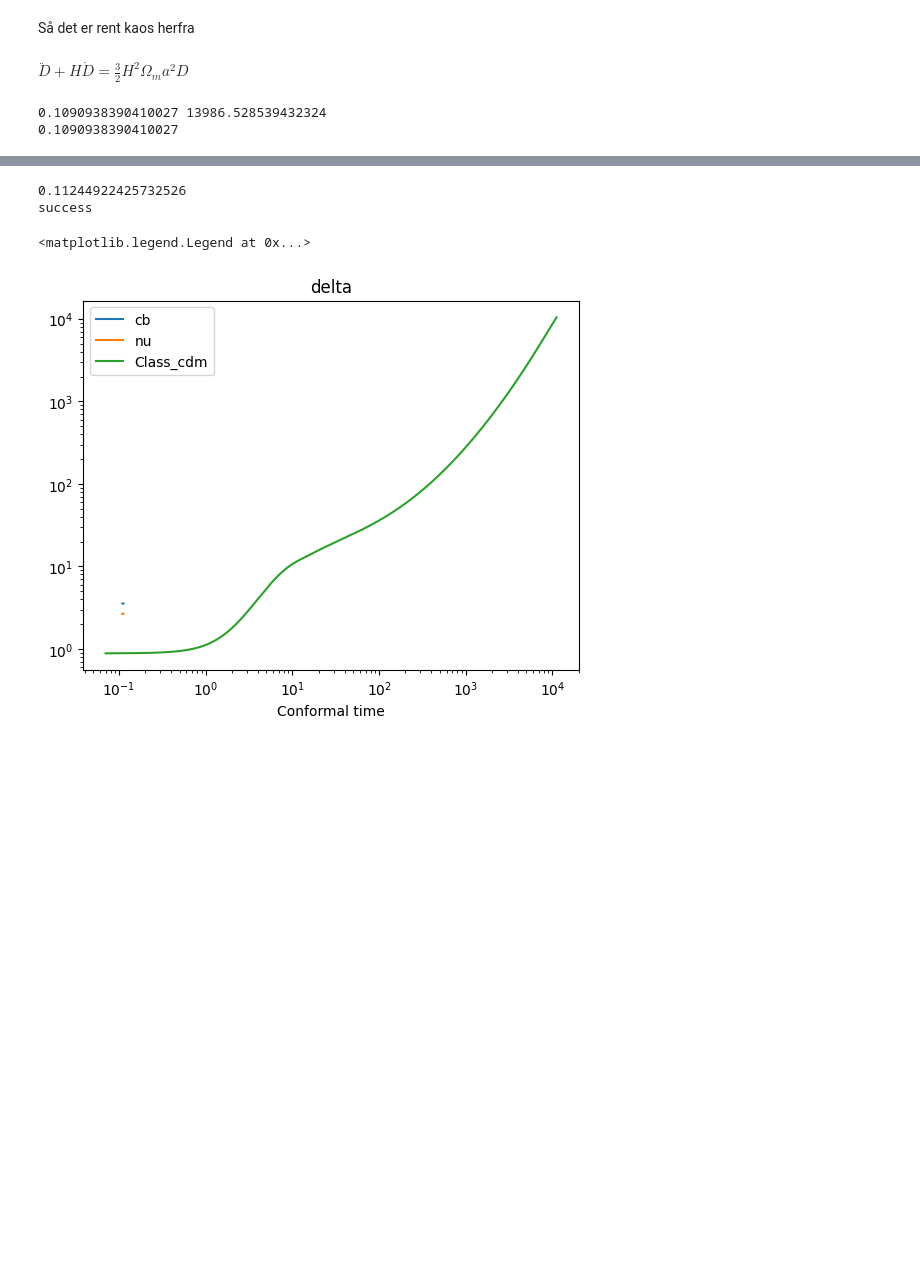
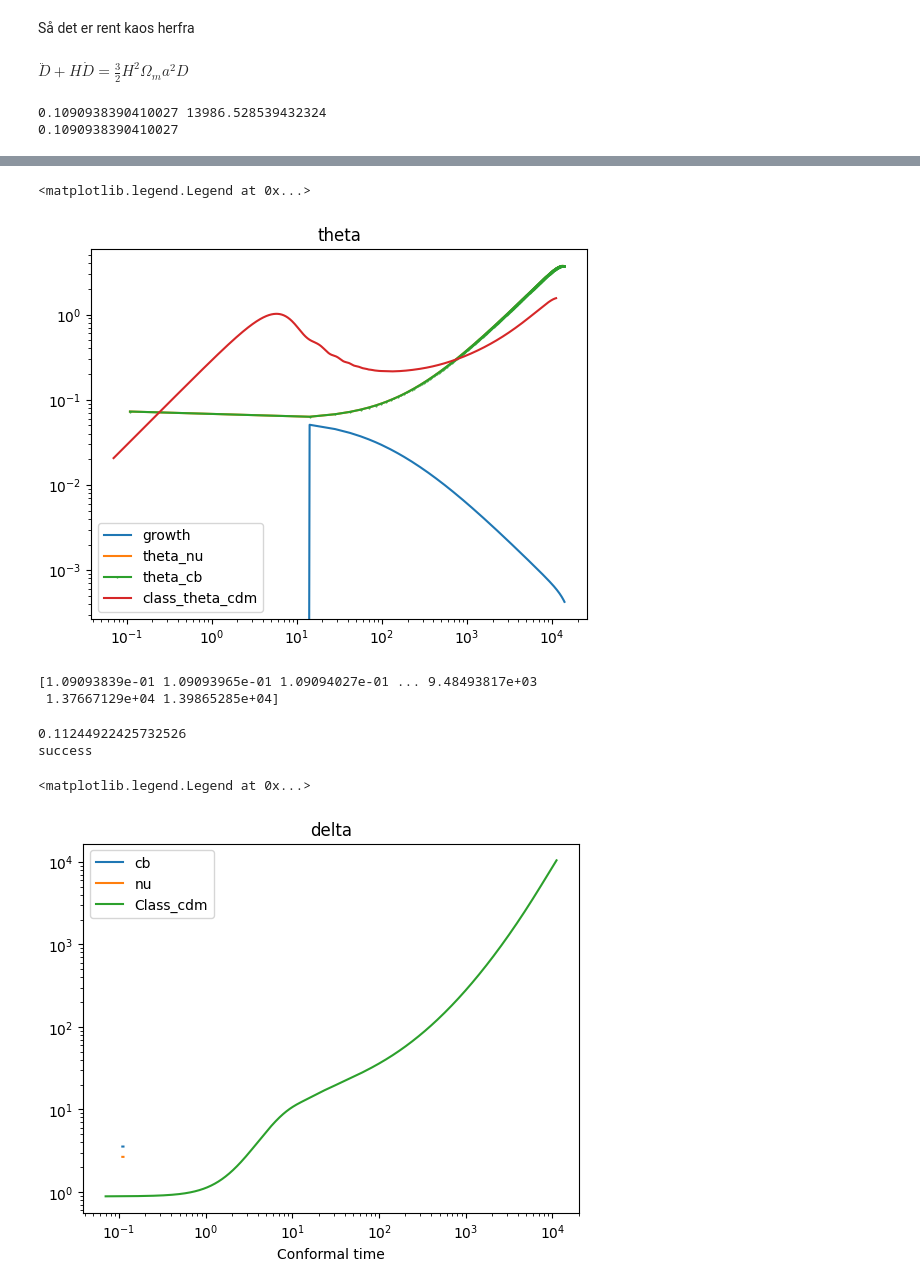
Before and after one commit to eriksteenberg/Grim-kode, a Jupyter notebook: Class shenanigens.ipynb, the cells around one changed output, grey strips where cells are left out. Drawn from its saved outputs; the diff is of its cells as text; code cells hidden in the pictures; blank space fills up the shorter version.

```diff
--- a/Class shenanigens.ipynb
+++ b/Class shenanigens.ipynb
@@ -89,3 +184,60 @@ print(tau0)
+# %%
+plt.title("theta")
+plt.loglog(tau,theta,label="growth")
+
+plt.loglog(tau,theta_nu,label="theta_nu",markersize=12)
+plt.loglog(tau,theta_cb,label="theta_cb",marker=".",markersize =.9051)
+#plt.plot()
+plt.loglog(pts0['tau [Mpc]'],pts0['theta_' + "cdm"],label="class_theta_cdm")
+plt.legend()
+# %% [output]
+<matplotlib.legend.Legend at 0x...>
+[figure, added]
+# %%
+R_nu = 0
+psi = 20 * C / (15 + 4 * R_nu)
+theta_nu_0 =  0.5 * (k*k*tau[0]) * psi
+theta_cb_0 = theta_nu_0
+delta_gamma = -2 * psi
+delta_nu_0 = delta_gamma
+delta_cb_0 = 4/3 * delta_gamma
+phi = psi * (1 + R_nu)
+#,delta_nu_0,theta_nu_0])
+
+def f(t,y):
+    a = y[0]
+    # kun cdm
+    # her er t = tau
+    D = y[1]
+    D_dt = y[2]
+    a_dt = a * a * H(a)
+
+    Omega_M_reel = Omega_M / ( ((a**3) * Omega_lambda) + Omega_M + (Omega_R / a))
+
+    nabla2phi =(3/2) * (H(a) ** 2)  * Omega_M_reel *( a **2)  *  (delta)
+
+    D2_dt2 = -  H(a) * D_dt + (3/2) * (H(a) ** 2)  * Omega_M_reel *( a **2)
+
+    return [a_dt,D_dt,D2_dt2]
+
+
+t_start = tau[0]
+t_end = tau[-1]
+tau_span = np.array([t_start,t_end])
+
+D0 = delta_cb_0
+D1 = 0
+y0 = [a0,D0,D1]
+
+sol = sc.solve_ivp(f,t_span=tau_span,y0 = y0)
+
+print(sol.t)
+a = sol.y[0]
+D = sol.y[1]
+D_dt = sol.y[2]
+# %% [output]
+[1.09093839e-01 1.09093965e-01 1.09094027e-01 ... 9.48493817e+03
+ 1.37667129e+04 1.39865285e+04]
 # %%
 
 cs = 0 # 1350 * 3 * 1e-20 # det bud. jeg tog den værdi de havde angivet i artiklen og oversatte den til Mpc
```
Also changed, not shown: parts of 5 cells of this notebook.
